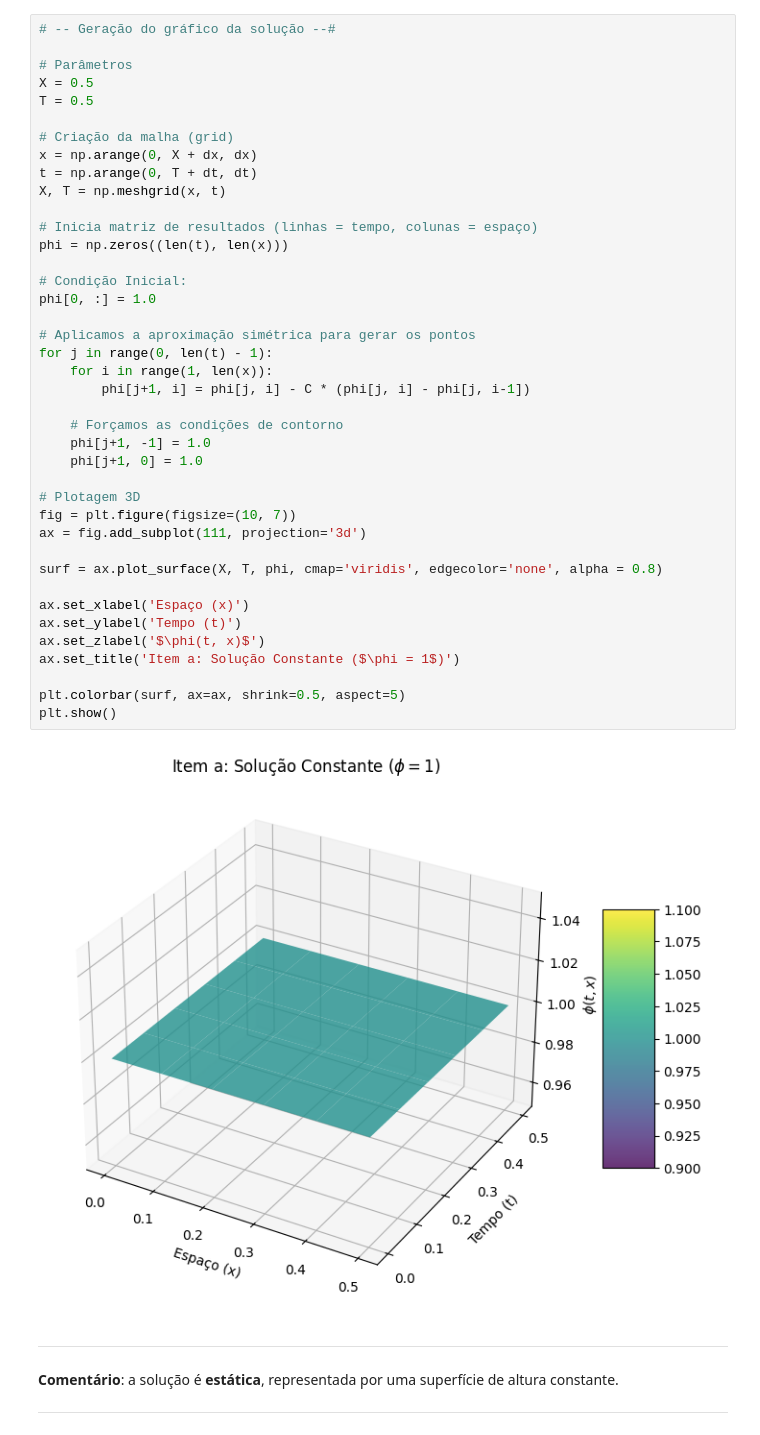
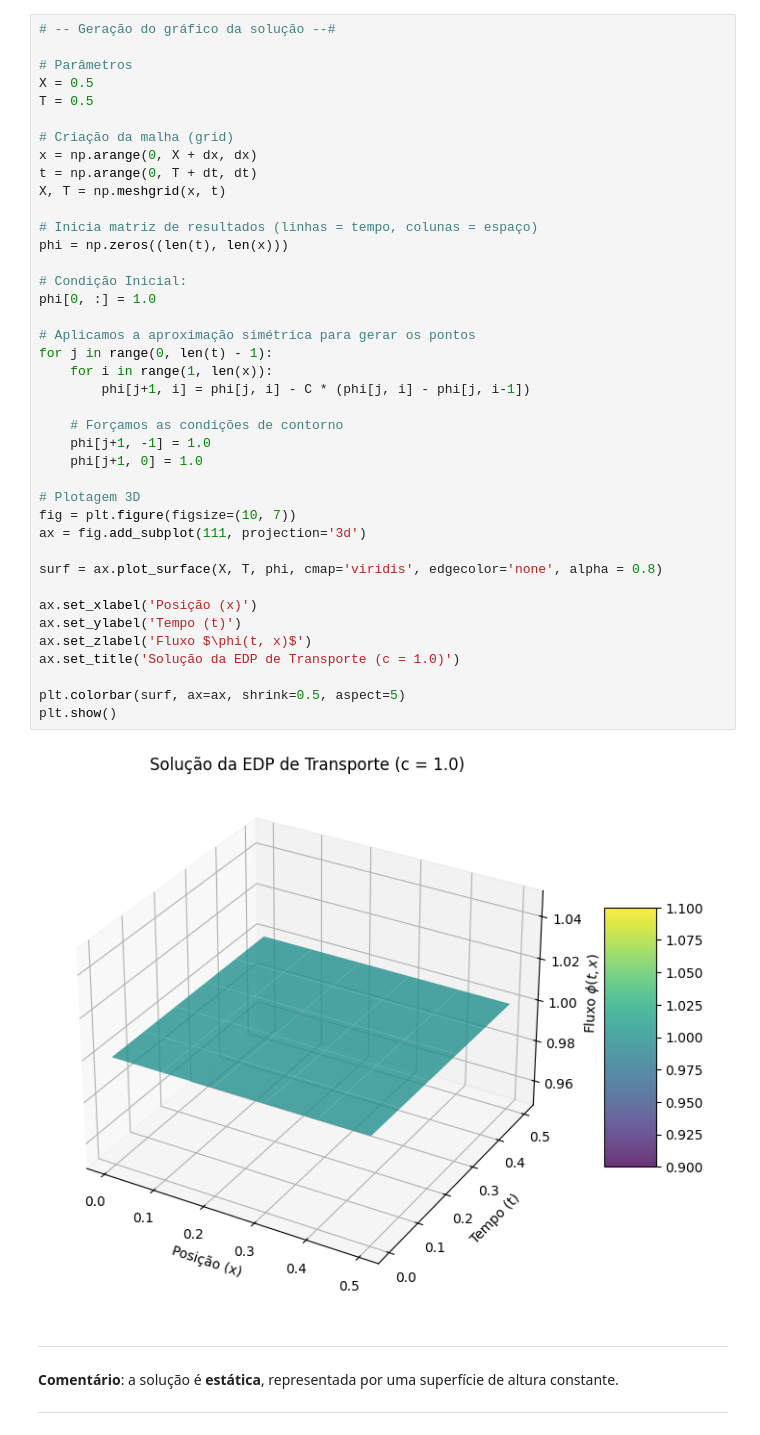
Before and after one commit to MSGamgee85/MSGamgee85, a Jupyter notebook: Equacao_Transporte.ipynb, the cells around one changed output. Drawn from its saved outputs; the diff is of its cells as text.

```diff
--- a/Equacao_Transporte.ipynb
+++ b/Equacao_Transporte.ipynb
@@ -90,37 +112,37 @@ T = 0.5
 x = np.arange(0, X + dx, dx)
 t = np.arange(0, T + dt, dt)
 X, T = np.meshgrid(x, t)
 
 # Inicia matriz de resultados (linhas = tempo, colunas = espaço)
 phi = np.zeros((len(t), len(x)))
 
 # Condição Inicial:
 phi[0, :] = 1.0
 
 # Aplicamos a aproximação simétrica para gerar os pontos
 for j in range(0, len(t) - 1):
     for i in range(1, len(x)):
         phi[j+1, i] = phi[j, i] - C * (phi[j, i] - phi[j, i-1])
 
     # Forçamos as condições de contorno
     phi[j+1, -1] = 1.0
     phi[j+1, 0] = 1.0
 
 # Plotagem 3D
 fig = plt.figure(figsize=(10, 7))
 ax = fig.add_subplot(111, projection='3d')
 
 surf = ax.plot_surface(X, T, phi, cmap='viridis', edgecolor='none', alpha = 0.8)
 
-ax.set_xlabel('Espaço (x)')
+ax.set_xlabel('Posição (x)')
 ax.set_ylabel('Tempo (t)')
-ax.set_zlabel('$\phi(t, x)$')
-ax.set_title('Item a: Solução Constante ($\phi = 1$)')
+ax.set_zlabel('Fluxo $\phi(t, x)$')
+ax.set_title('Solução da EDP de Transporte (c = 1.0)')
 
 plt.colorbar(surf, ax=ax, shrink=0.5, aspect=5)
 plt.show()
 # %% [output]
-[figure, old version]
+[figure, new version]
 # %% [markdown]
 ---
 
```
Also changed, not shown: parts of 26 cells of this notebook.
